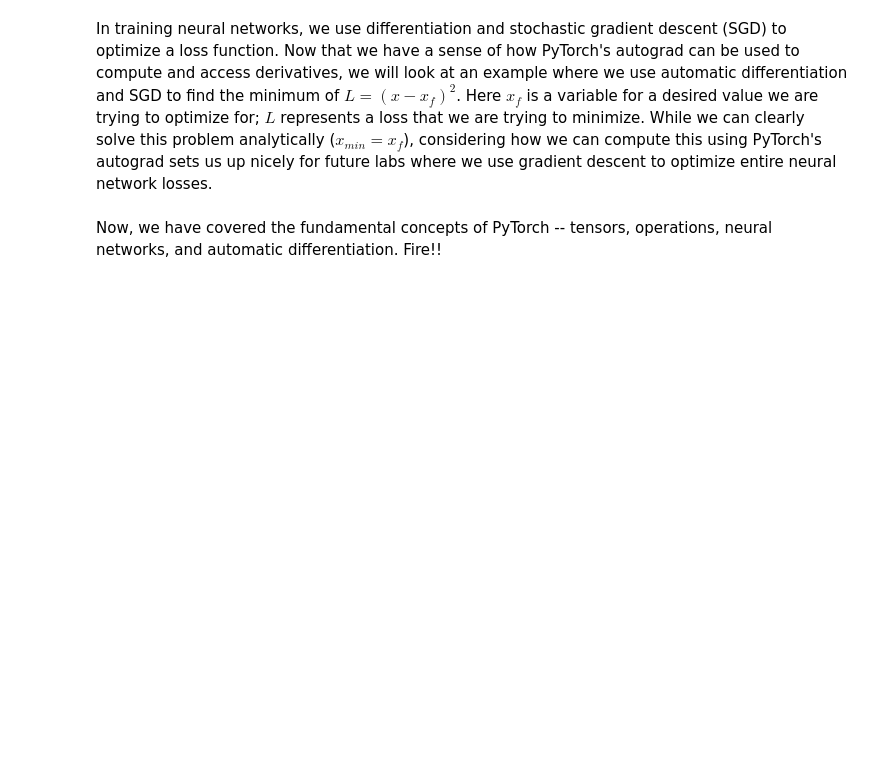
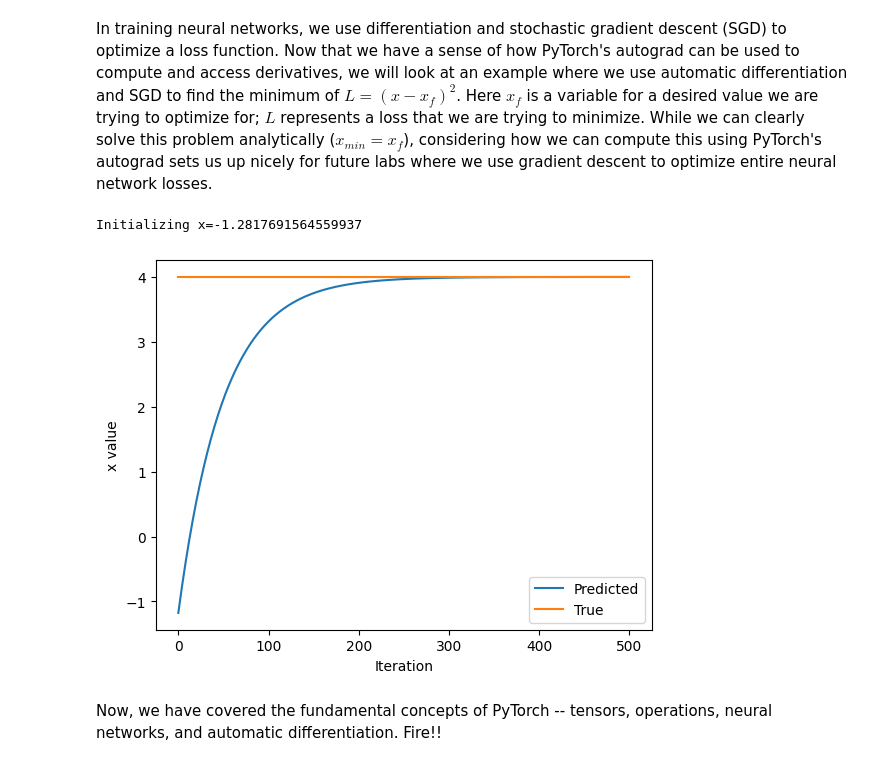
Before and after one commit to lamain12/introtodeeplearning, a Jupyter notebook: lab1/PT_Part1_Intro.ipynb, the cells around one changed output. Cells and saved outputs as stored; diff of their text form; code cells hidden in the pictures; blank space fills up the shorter version.

```diff
--- a/lab1/PT_Part1_Intro.ipynb
+++ b/lab1/PT_Part1_Intro.ipynb
@@ -345,33 +345,36 @@ In training neural networks, we use differentiation and stochastic gradient desc
 x = torch.randn(1)
 print(f"Initializing x={x.item()}")
 
 learning_rate = 1e-2  # Learning rate
 history = []
 x_f = 4  # Target value
 
 
 # We will run gradient descent for a number of iterations. At each iteration, we compute the loss,
 #   compute the derivative of the loss with respect to x, and perform the update.
 for i in range(500):
     x = torch.tensor([x], requires_grad=True)
 
     # TODO: Compute the loss as the square of the difference between x and x_f
-    loss = # TODO
+    loss = (x-x_f)**2# TODO
 
     # Backpropagate through the loss to compute gradients
     loss.backward()
 
     # Update x with gradient descent
     x = x.item() - learning_rate * x.grad
 
     history.append(x.item())
 
 # Plot the evolution of x as we optimize toward x_f!
 plt.plot(history)
 plt.plot([0, 500], [x_f, x_f])
 plt.legend(('Predicted', 'True'))
 plt.xlabel('Iteration')
 plt.ylabel('x value')
 plt.show()
+# %% [output]
+Initializing x=-1.2817691564559937
+[figure, added]
 # %% [markdown]
 Now, we have covered the fundamental concepts of PyTorch -- tensors, operations, neural networks, and automatic differentiation. Fire!!
```
